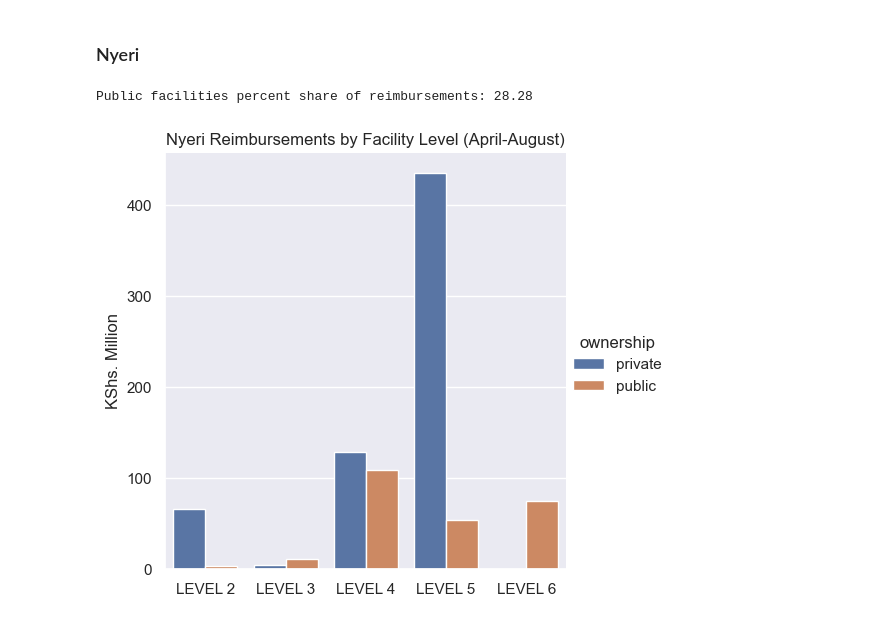
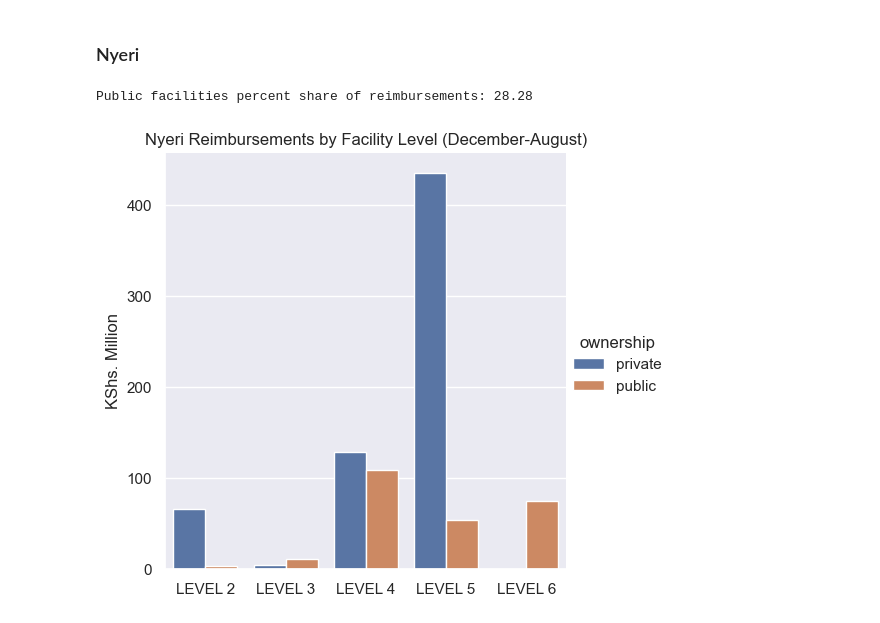
Before and after one commit to WaMuriithi/SHA_Payments-Analysis, a Jupyter notebook: prep_analysis_dec_august.ipynb, the cells around one changed output. Cells and saved outputs as stored; diff of their text form; code cells hidden in the pictures.

```diff
--- a/prep_analysis_dec_august.ipynb
+++ b/prep_analysis_dec_august.ipynb
@@ -973,23 +973,23 @@ Public facilities percent share of reimbursements: 68.65
 # %%
 # Nyeri
 nyeri = payments_processed.query("county == 'NYERI'")
 nyeri['ownership'] = nyeri['reg_no'].map(public_private)
 nyeri['level_renamed'] = nyeri['level'].map(map_provider_level)
 # Group Payments by ownership and level
 nyeri_grouped = nyeri.groupby(['ownership', 'level_renamed'])['total'].sum().reset_index()
 print("Public facilities percent share of reimbursements:",
       (nyeri_grouped.query("ownership == 'public'")['total'].sum()/
       nyeri_grouped['total'].sum() *100).round(2))
 
 # Visualize Nyeri reimbursements by facility level
 nyeri_grouped['total'] = nyeri_grouped['total']/ 1e6
 
 sns.catplot(data=nyeri_grouped, kind='bar', x='level_renamed', y='total',
             hue='ownership')
-plt.title("Nyeri Reimbursements by Facility Level (April-August)")
+plt.title("Nyeri Reimbursements by Facility Level (December-August)")
 plt.ylabel("KShs. Million")
 plt.xlabel("")
 plt.show()
 # %% [output]
 Public facilities percent share of reimbursements: 28.28
-[figure, old version]
+[figure, new version]
```
